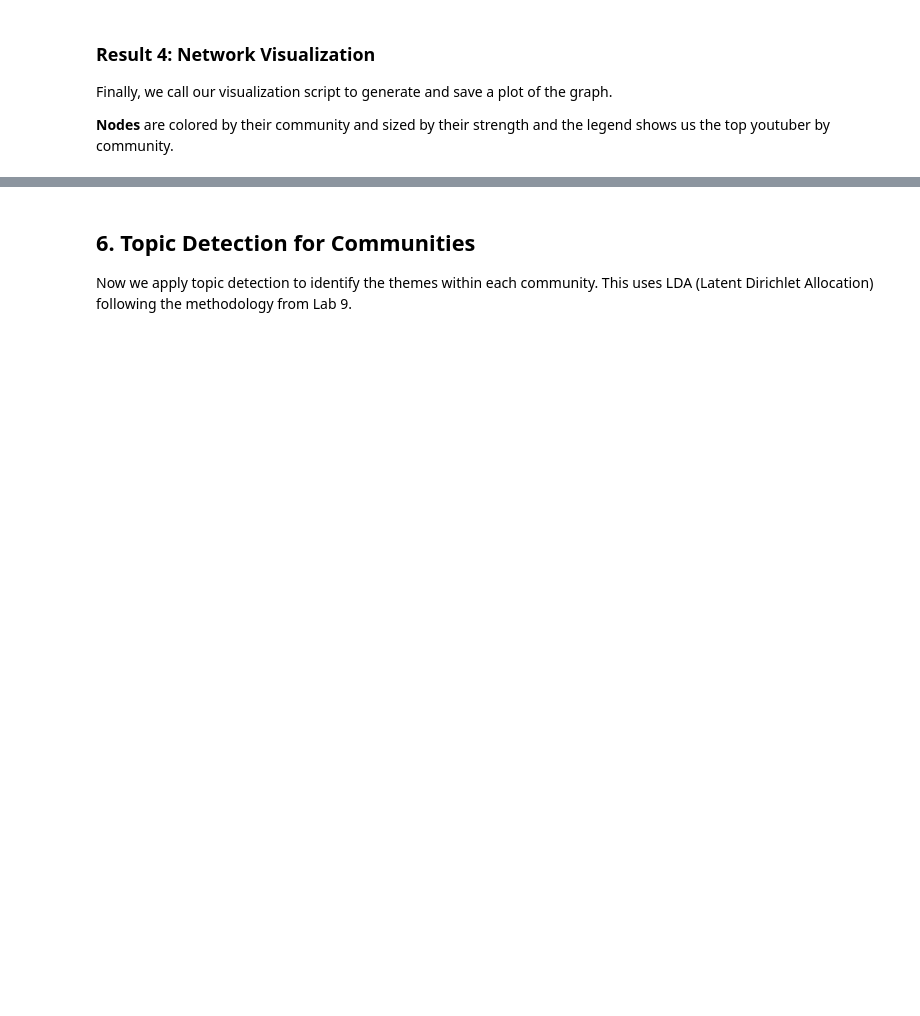
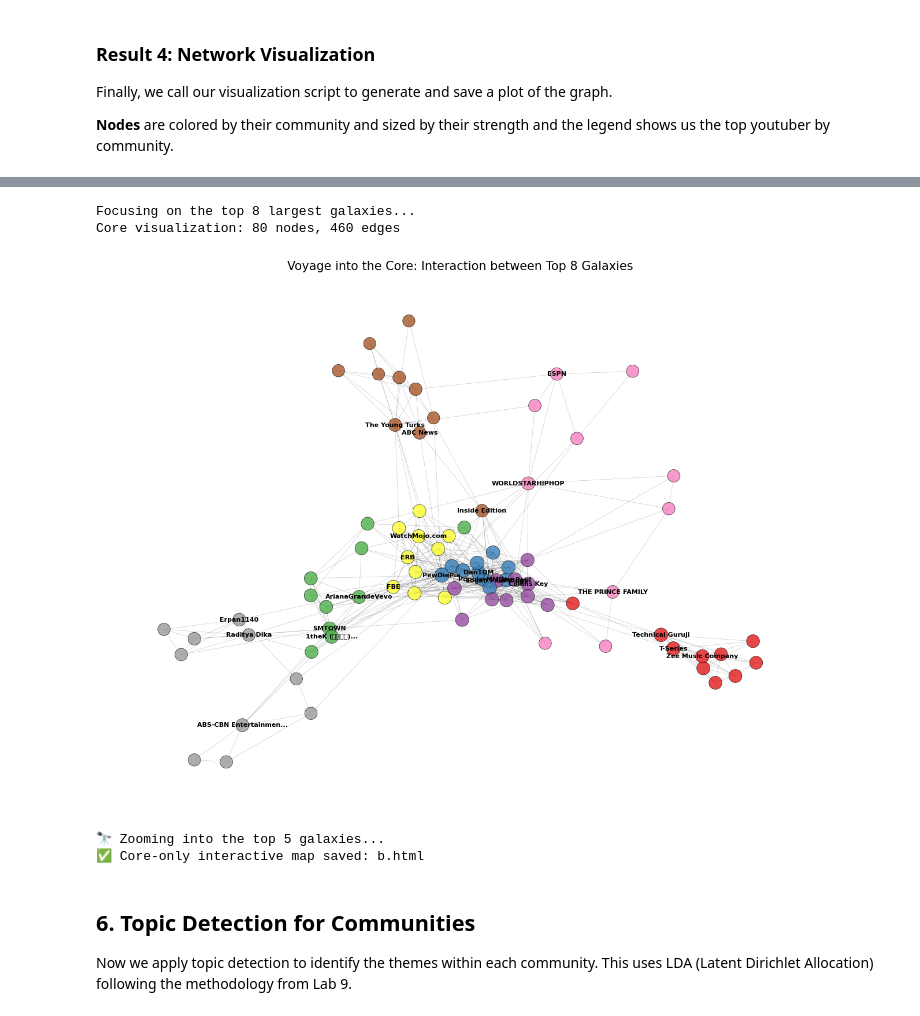
Before and after one commit to epfl-ada/ada-2025-project-zlayjiya, a Jupyter notebook: results.ipynb, the cells around one changed output, grey strips where cells are left out. Drawn from its saved outputs; the diff is of its cells as text; code cells hidden in the pictures; blank space fills up the shorter version.

```diff
--- a/results.ipynb
+++ b/results.ipynb
@@ -274,0 +372,14 @@ Visualization subgraph: 130 nodes, 4474 edges
+# %%
+visualize_core_network(
+    LCC,
+    communities,
+    node_df,
+    n_per_comm=10,
+    num_top_communities=8,
+    viz_out_path=VIZ_OUT_PATH,
+    weight_threshold=1000
+)
+# %% [output]
+Focusing on the top 8 largest galaxies...
+Core visualization: 80 nodes, 460 edges
+[figure, added]
@@ -275,3 +501,15 @@ Visualization subgraph: 130 nodes, 4474 edges
+# %%
+visualize_core_interactive(
+    LCC,
+    communities,
+    node_df,
+    num_top_communities=5,
+    n_per_comm=10,
+    html_out_path='b.html'
+)
+# %% [output]
+🔭 Zooming into the top 5 galaxies...
+✅ Core-only interactive map saved: b.html
 # %% [markdown]
 ## 6. Topic Detection for Communities
 
```
Also changed, not shown: parts of 14 cells of this notebook.
